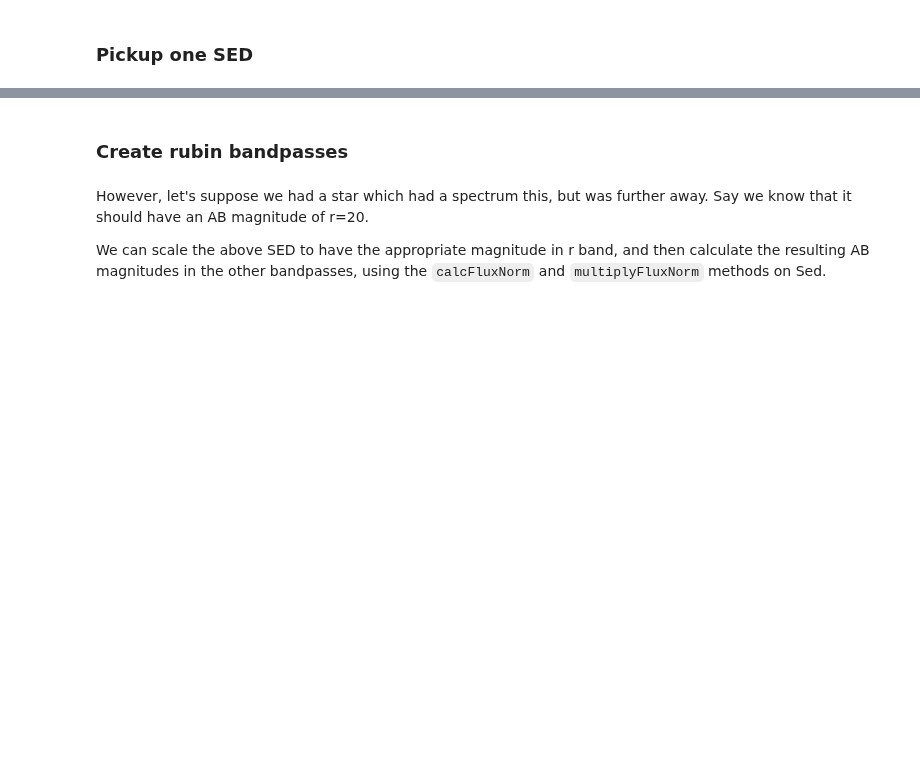
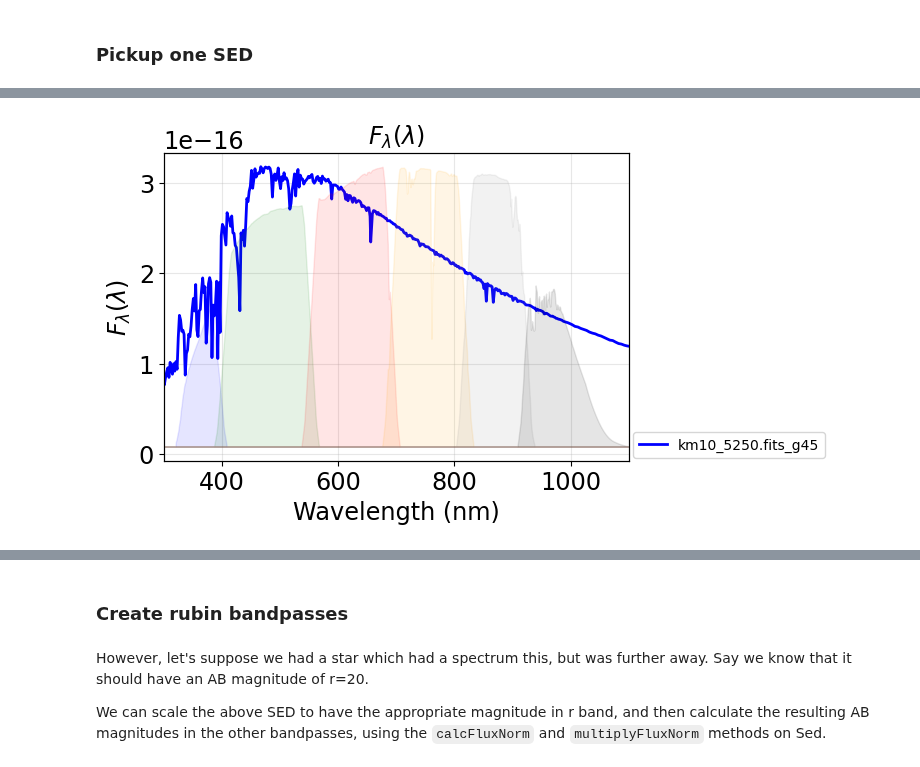
Before and after one commit to sylvielsstfr/RubinLSSTPhotometricCorrTuto, a Jupyter notebook: notebooks/01_AtmosphericParamExtraction/01a_IntroAtmosphericTransparency.ipynb, the cells around one changed output, grey strips where cells are left out. Saved outputs shown, nothing was run; the diff lists cells and outputs as text; code cells hidden in the pictures; blank space fills up the shorter version.

```diff
--- a/notebooks/01_AtmosphericParamExtraction/01a_IntroAtmosphericTransparency.ipynb
+++ b/notebooks/01_AtmosphericParamExtraction/01a_IntroAtmosphericTransparency.ipynb
@@ -419,18 +471,20 @@ for ifilt in range(NFILT):
 # %%
 fig, ax = plt.subplots(1,1,figsize=(6,4))
-ax.plot(seds[sed_name].wavelen, seds[sed_name].flambda,label=sed_name,lw=2)
+ax.plot(seds[sed_name].wavelen, seds[sed_name].flambda,"b-",label=sed_name,lw=2)
 ax.legend(loc=(1.01, 0.01))
 ax.set_xlim(300, 1100)
 ax.grid(alpha=0.3)
 ax.set_xlabel('Wavelength (nm)')
 ax.set_ylabel("$F_\lambda(\lambda)$")
-ax.set_title("Flambda")
+ax.set_title("$F_\lambda (\lambda)$")
 ax2 = ax.twinx()
 for ifilt in range(NFILT):
     tag="tot_"+filter_tagnames[ifilt]
     #ax2.plot(WL,df_std[tag].values,color=filter_color[ifilt])
     ax2.fill_between(WL,df_std[tag].values,color=filter_color[ifilt],alpha=0.1)
     ax2.set_yticks([])
+# %% [output]
+[figure, added]
 # %%
 # Plot the seds
 fig, ax = plt.subplots(1,1,figsize=(6,4))
```
Also changed, not shown: parts of 26 cells of this notebook, 4 other files.
